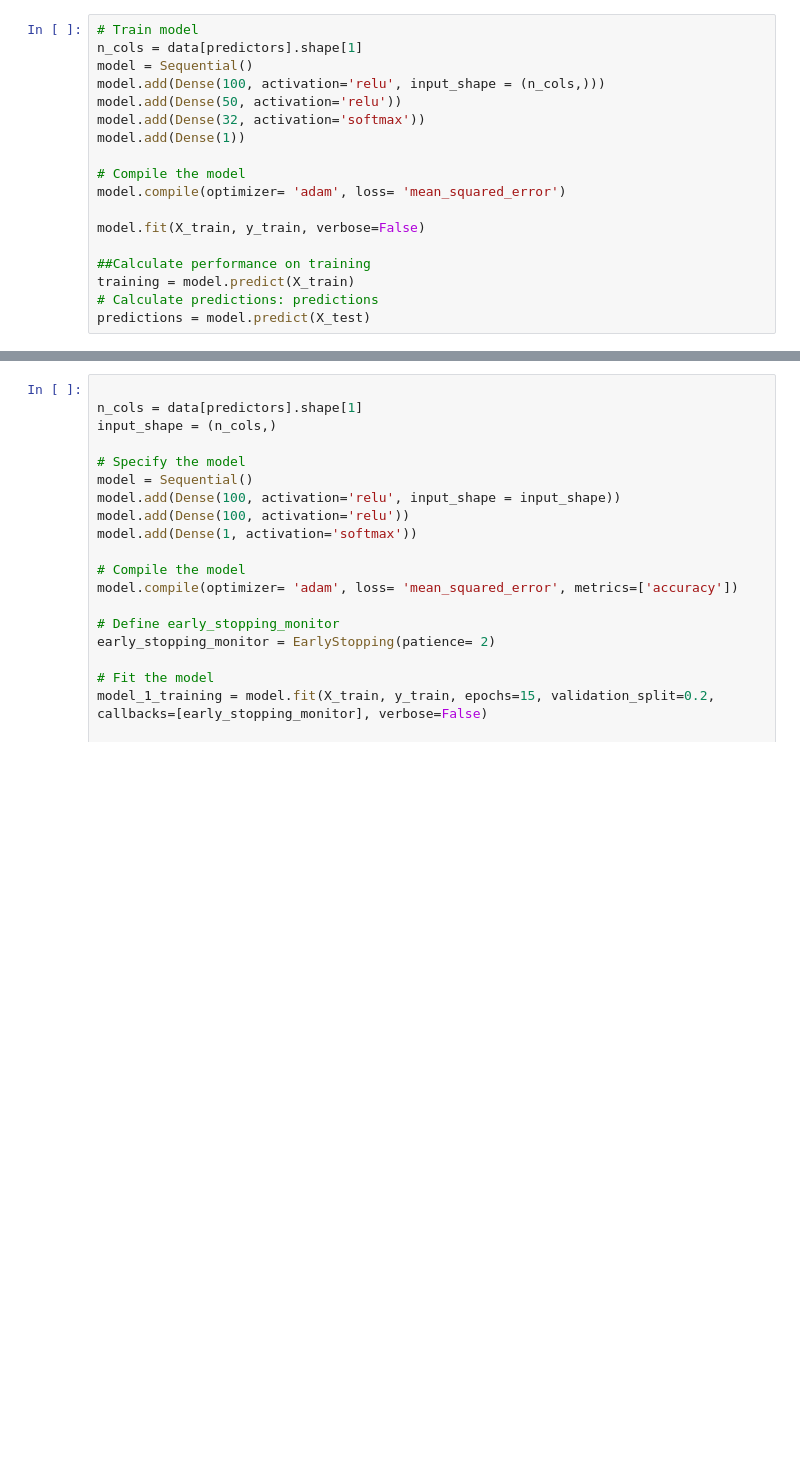
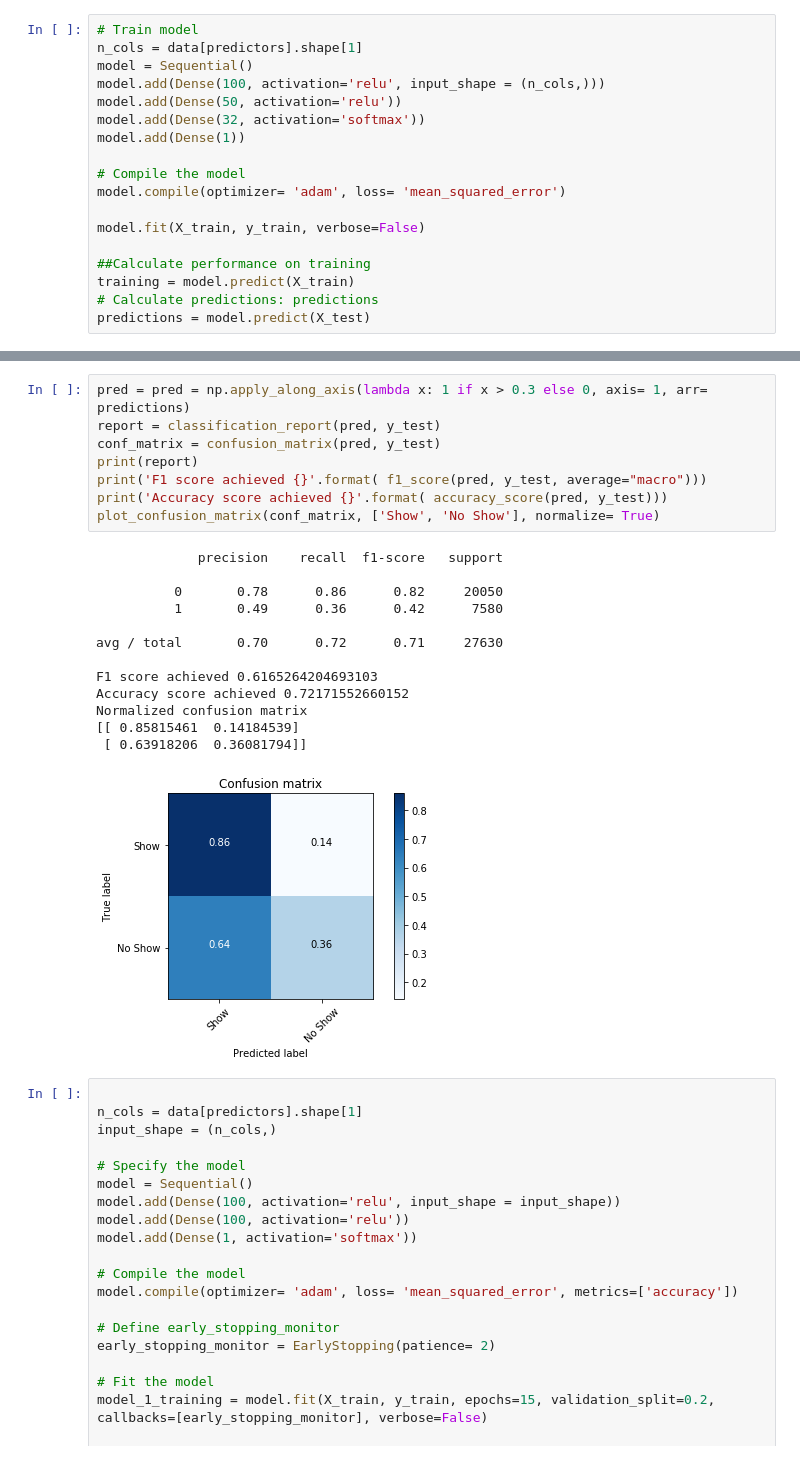
Before and after one commit to marwanmaalouf/EECE633_Project, a Jupyter notebook: EECE633_Python.ipynb, the cells around one changed output, grey strips where cells are left out. Drawn from its saved outputs; the diff is of its cells as text; blank space fills up the shorter version.

```diff
--- a/EECE633_Python.ipynb
+++ b/EECE633_Python.ipynb
@@ -635,3 +660,25 @@ paramNN(training, y_train,predictions, y_test)
+# %%
+pred = pred = np.apply_along_axis(lambda x: 1 if x > 0.3 else 0, axis= 1, arr= predictions)
+report = classification_report(pred, y_test)
+conf_matrix = confusion_matrix(pred, y_test)
+print(report)
+print('F1 score achieved {}'.format( f1_score(pred, y_test, average="macro")))
+print('Accuracy score achieved {}'.format( accuracy_score(pred, y_test)))
+plot_confusion_matrix(conf_matrix, ['Show', 'No Show'], normalize= True)
+# %% [output]
+             precision    recall  f1-score   support
+
+          0       0.78      0.86      0.82     20050
+          1       0.49      0.36      0.42      7580
+
+avg / total       0.70      0.72      0.71     27630
+
+F1 score achieved 0.6165264204693103
+Accuracy score achieved 0.72171552660152
+Normalized confusion matrix
+[[ 0.85815461  0.14184539]
+ [ 0.63918206  0.36081794]]
+[figure, added]
 # %%
 
 n_cols = data[predictors].shape[1]
```
Also changed, not shown: parts of 12 cells of this notebook.
